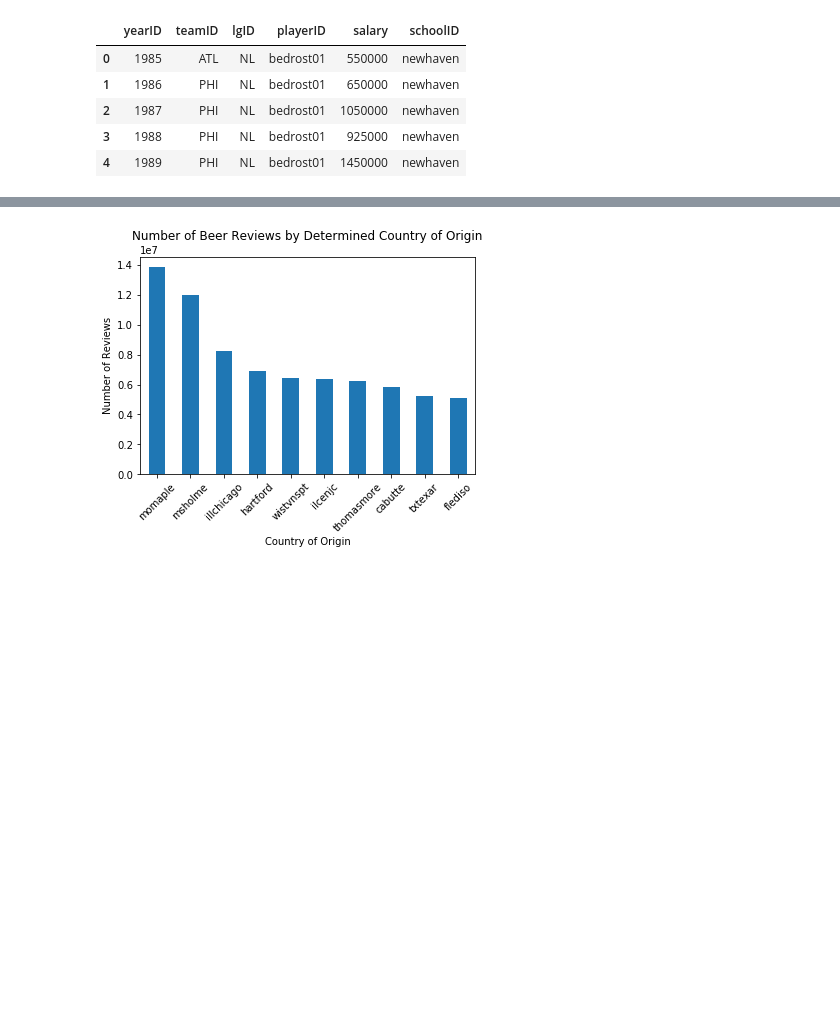
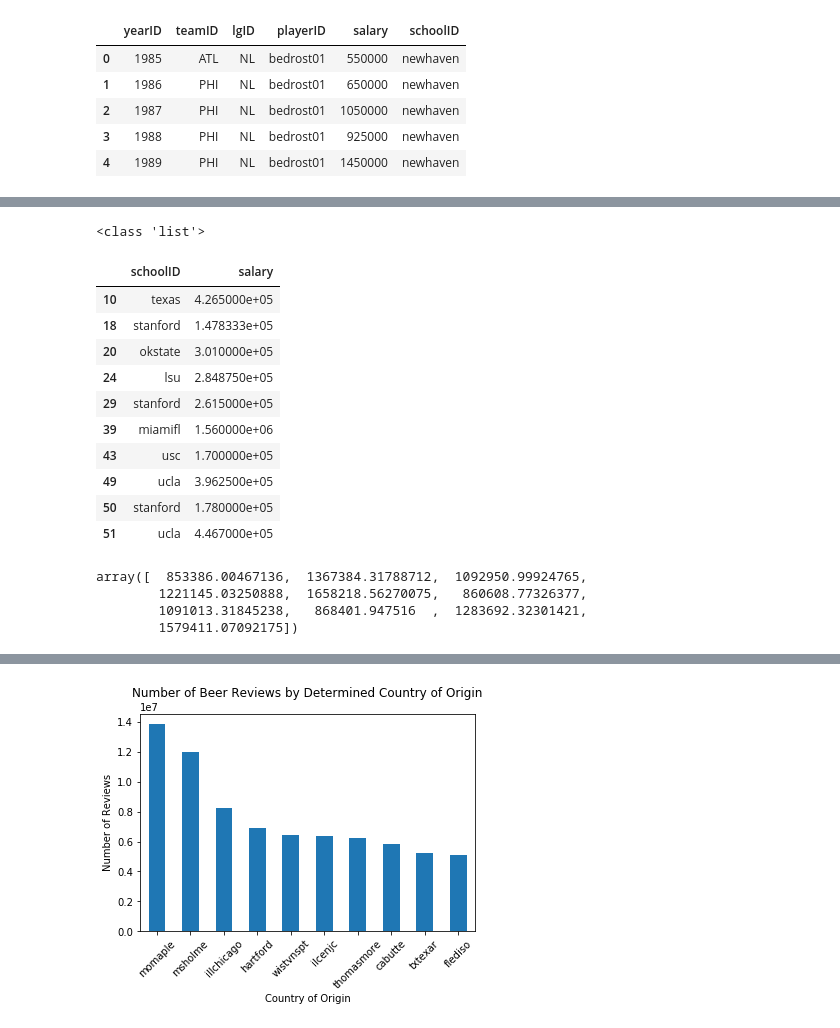
Before and after one commit to stephenlaw30/DataScienceMasters, a Jupyter notebook: Stats/Udacity/DataAnalystNanoDegree/IntroToDataAnalysis/Final/FinalProjectBaseball.ipynb, the cells around one changed output, grey strips where cells are left out. Saved outputs shown, nothing was run; the diff lists cells and outputs as text; code cells hidden in the pictures; blank space fills up the shorter version.

```diff
--- a/Stats/Udacity/DataAnalystNanoDegree/IntroToDataAnalysis/Final/FinalProjectBaseball.ipynb
+++ b/Stats/Udacity/DataAnalystNanoDegree/IntroToDataAnalysis/Final/FinalProjectBaseball.ipynb
@@ -57,0 +79,5 @@ salaries_college_full.head()
+# %%
+## get unique combo of player + school to get each school a player went to
+## will have players at multiple schools w/ same average salary
+grouped_salaries = salaries_college.groupby(['playerID','schoolID'], as_index=False)
+type(grouped_salaries)
@@ -57,0 +118,33 @@ salaries_college_full.head()
+# %%
+## list of top schools
+school_names = ['arizonast','stanford','usc','ucla','texas','lsu','miamifl','calstfull','okstate','arizona']
+print(type(school_names))
+# %% [output]
+<class 'list'>
+# %%
+## get just those records from top schools
+top_school_avg_salary = mean_salary_player_school[mean_salary_player_school['schoolID'].isin(school_names)]
+
+top_school_avg_salary = top_school_avg_salary[['schoolID','salary']]
+top_school_avg_salary.head(10)
+# %% [output]
+|  | schoolID | salary |
+| 10 | texas | 4.265000e+05 |
+| 18 | stanford | 1.478333e+05 |
+| 20 | okstate | 3.010000e+05 |
+| 24 | lsu | 2.848750e+05 |
+| 29 | stanford | 2.615000e+05 |
+| 39 | miamifl | 1.560000e+06 |
+| 43 | usc | 1.700000e+05 |
+| 49 | ucla | 3.962500e+05 |
+| 50 | stanford | 1.780000e+05 |
+| 51 | ucla | 4.467000e+05 |
+# %%
+#sorted(top_school_avg_salary['schoolID'].unique())
+#np.array(top_school_avg_salary['salary'].groupby(top_school_avg_salary['schoolID']).median())
+np.array(top_school_avg_salary['salary'].groupby(top_school_avg_salary['schoolID']).mean())
+# %% [output]
+array([  853386.00467136,  1367384.31788712,  1092950.99924765,
+        1221145.03250888,  1658218.56270075,   860608.77326377,
+        1091013.31845238,   868401.947516  ,  1283692.32301421,
+        1579411.07092175])
```
Also changed, not shown: parts of 17 cells of this notebook.
